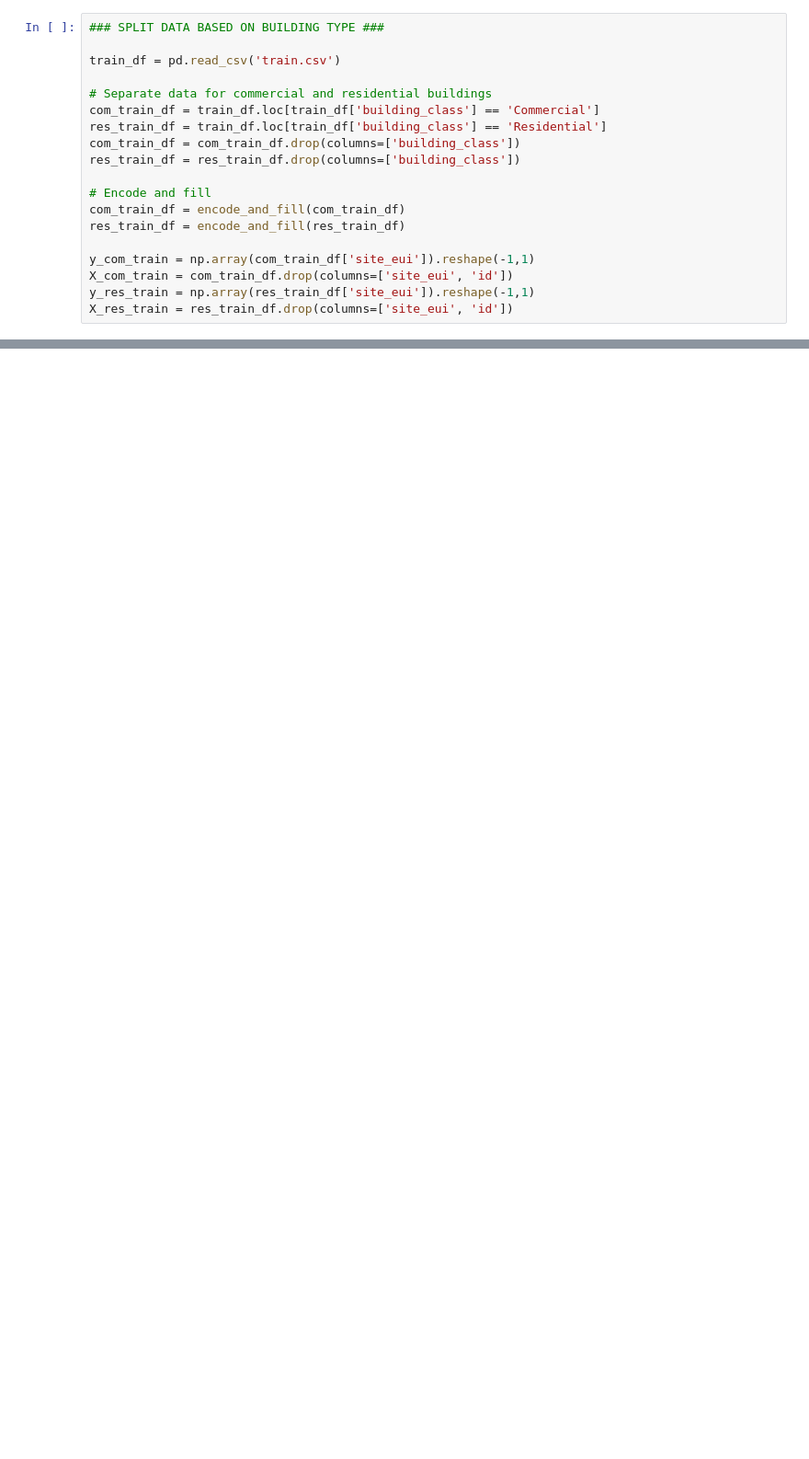
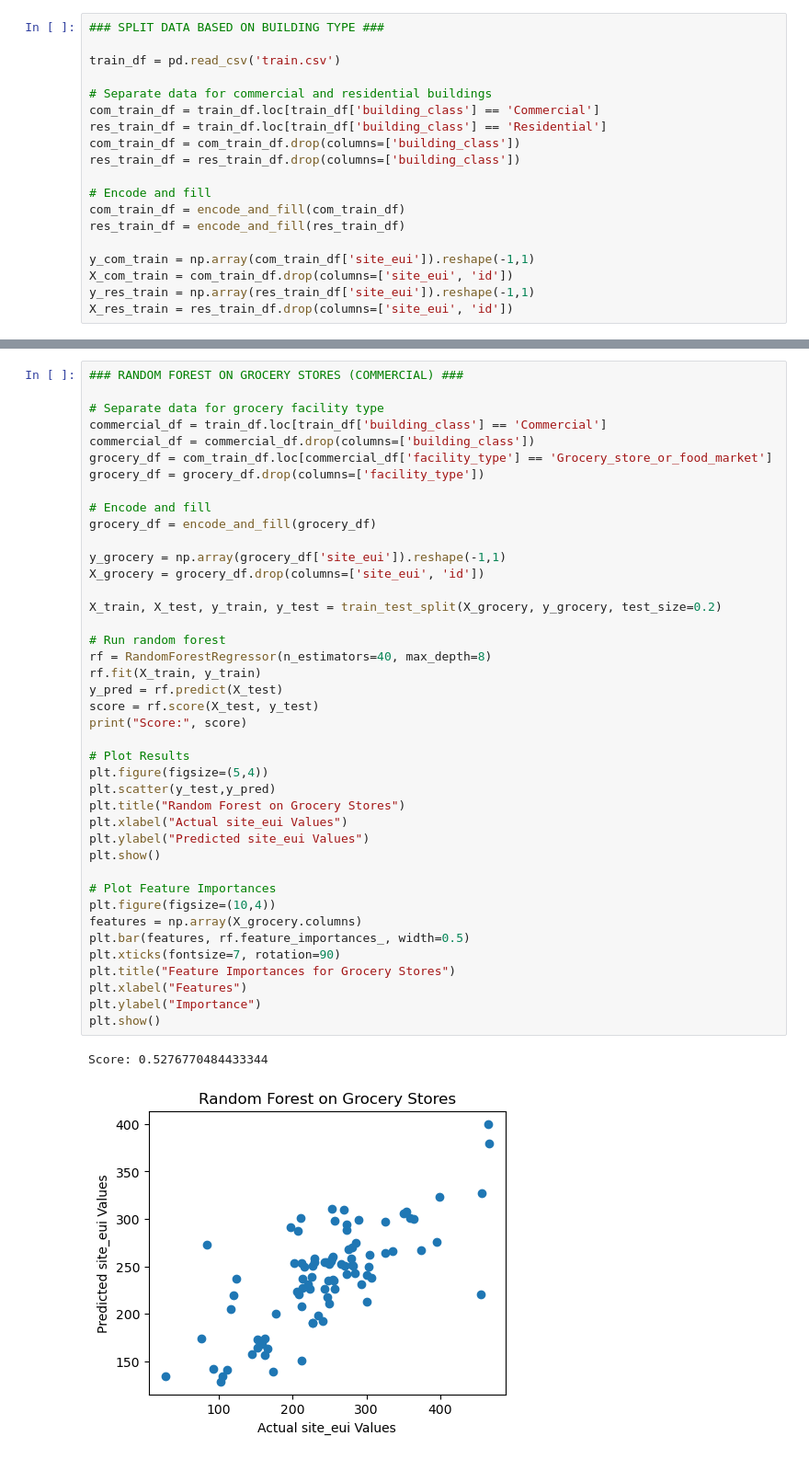
Before and after one commit to jren0/GDS-Final-Project, a Jupyter notebook: random_forest.ipynb, the cells around one changed output, grey strips where cells are left out. Shown: that part at 92% size. Cells and saved outputs as stored; diff of their text form; blank space fills up the shorter version.

Commit message:
Random forest on grocery stores, food facilities

```diff
--- a/random_forest.ipynb
+++ b/random_forest.ipynb
@@ -133,0 +133,44 @@ Score: 0.32971236599019427
+# %%
+### RANDOM FOREST ON GROCERY STORES (COMMERCIAL) ###
+
+# Separate data for grocery facility type
+commercial_df = train_df.loc[train_df['building_class'] == 'Commercial']
+commercial_df = commercial_df.drop(columns=['building_class'])
+grocery_df = com_train_df.loc[commercial_df['facility_type'] == 'Grocery_store_or_food_market']
+grocery_df = grocery_df.drop(columns=['facility_type'])
+
+# Encode and fill
+grocery_df = encode_and_fill(grocery_df)
+
+y_grocery = np.array(grocery_df['site_eui']).reshape(-1,1)
+X_grocery = grocery_df.drop(columns=['site_eui', 'id'])
+
+X_train, X_test, y_train, y_test = train_test_split(X_grocery, y_grocery, test_size=0.2)
+
+# Run random forest
+rf = RandomForestRegressor(n_estimators=40, max_depth=8)
+rf.fit(X_train, y_train)
+y_pred = rf.predict(X_test)
+score = rf.score(X_test, y_test)
+print("Score:", score)
+
+# Plot Results
+plt.figure(figsize=(5,4))
+plt.scatter(y_test,y_pred)
+plt.title("Random Forest on Grocery Stores")
+plt.xlabel("Actual site_eui Values")
+plt.ylabel("Predicted site_eui Values")
+plt.show()
+
+# Plot Feature Importances
+plt.figure(figsize=(10,4))
+features = np.array(X_grocery.columns)
+plt.bar(features, rf.feature_importances_, width=0.5)
+plt.xticks(fontsize=7, rotation=90)
+plt.title("Feature Importances for Grocery Stores")
+plt.xlabel("Features")
+plt.ylabel("Importance")
+plt.show()
+# %% [output]
+Score: 0.5276770484433344
+[figure, added]
```
Also changed, not shown: parts of 6 cells of this notebook, 1 other file.
